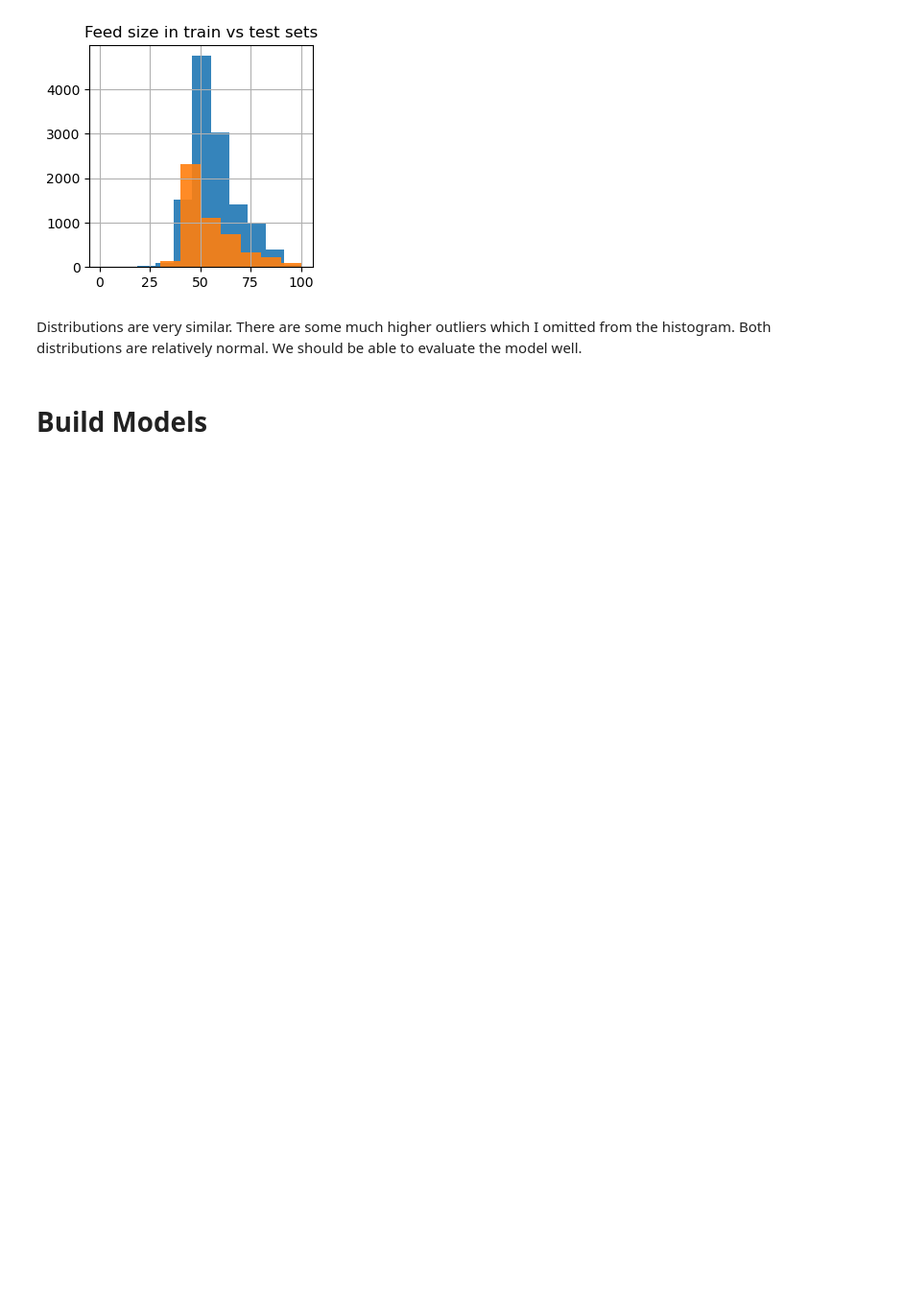
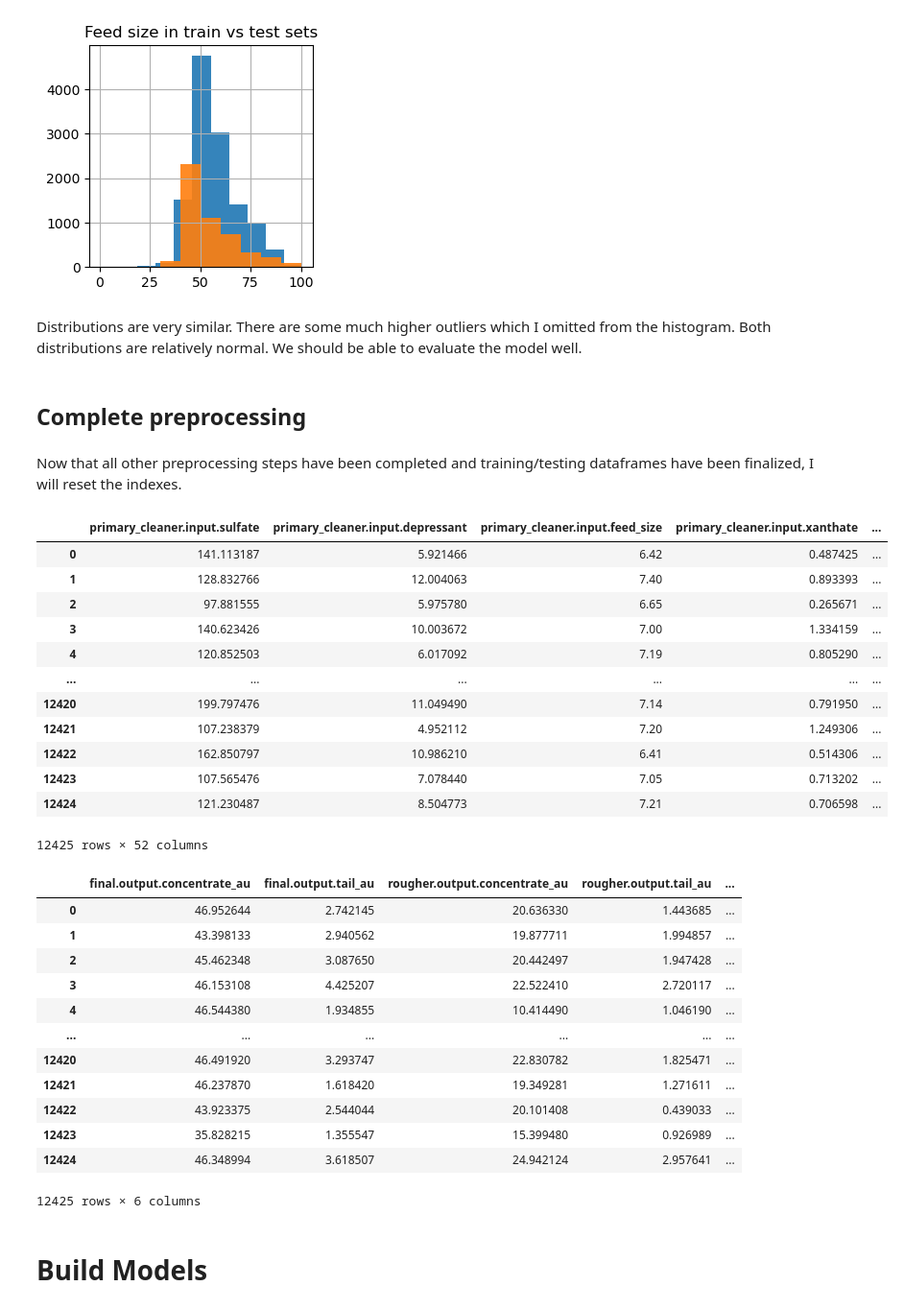
Before and after one commit to jnorfolk/Zyfra-Gold-Recovery, a Jupyter notebook: Zyfra-Notebook.ipynb, the cells around one changed output. Shown: that part at 96% size. Cells and saved outputs as stored; diff of their text form; code cells hidden in the pictures; blank space fills up the shorter version.

Commit message:
predict targets

```diff
--- a/Zyfra-Notebook.ipynb
+++ b/Zyfra-Notebook.ipynb
@@ -128,7 +128,7 @@ I will trim the training dataset down to the features and targets that I need, t
 
 According to the company - observations in the datasets come in order of time, and adjacent observations tend to be similar. Even though I intend to train models later via cross-validation, I think it would be a good idea to shuffle the data once the rest of preprocessing is done. The linear regression shouldn't be affected, but the random forest model may be.
 # %%
-targets = ['final.output.concentrate_au', 'final.output.tail_au', 'rougher.output.concentrate_au', 'rougher.output.tail_au', 'final.output.recovery', 'rougher.output.recovery']
+targets = ['final.output.concentrate_au', 'final.output.tail_au', 'rougher.output.concentrate_au', 'rougher.output.tail_au', 'rougher.output.recovery', 'final.output.recovery']
 # %%
 drop_columns.drop(targets, axis=1, inplace=True)
 trim_train = train.drop(drop_columns.columns, axis=1)
@@ -382,6 +382,46 @@ features_test[mask][features_test[mask] <= features_test[mask].quantile(0.99)].h
 [figure]
 # %% [markdown]
 Distributions are very similar. There are some much higher outliers which I omitted from the histogram. Both distributions are relatively normal. We should be able to evaluate the model well.
+# %% [markdown]
+## Complete preprocessing
+# %% [markdown]
+Now that all other preprocessing steps have been completed and training/testing dataframes have been finalized, I will reset the indexes.
+# %%
+features_train = features_train.reset_index(drop=True)
+display(features_train)
+
+target_train = target_train.reset_index(drop=True)
+display(target_train)
+
+features_test = features_test.reset_index(drop=True)
+target_test = target_test.reset_index(drop=True)
+# %% [output]
+|  | primary_cleaner.input.sulfate | primary_cleaner.input.depressant | primary_cleaner.input.feed_size | primary_cleaner.input.xanthate | ... |
+| 0 | 141.113187 | 5.921466 | 6.42 | 0.487425 | ... |
+| 1 | 128.832766 | 12.004063 | 7.40 | 0.893393 | ... |
+| 2 | 97.881555 | 5.975780 | 6.65 | 0.265671 | ... |
+| 3 | 140.623426 | 10.003672 | 7.00 | 1.334159 | ... |
+| 4 | 120.852503 | 6.017092 | 7.19 | 0.805290 | ... |
+| ... | ... | ... | ... | ... | ... |
+| 12420 | 199.797476 | 11.049490 | 7.14 | 0.791950 | ... |
+| 12421 | 107.238379 | 4.952112 | 7.20 | 1.249306 | ... |
+| 12422 | 162.850797 | 10.986210 | 6.41 | 0.514306 | ... |
+| 12423 | 107.565476 | 7.078440 | 7.05 | 0.713202 | ... |
+| 12424 | 121.230487 | 8.504773 | 7.21 | 0.706598 | ... |
+12425 rows × 52 columns
+|  | final.output.concentrate_au | final.output.tail_au | rougher.output.concentrate_au | rougher.output.tail_au | ... |
+| 0 | 46.952644 | 2.742145 | 20.636330 | 1.443685 | ... |
+| 1 | 43.398133 | 2.940562 | 19.877711 | 1.994857 | ... |
+| 2 | 45.462348 | 3.087650 | 20.442497 | 1.947428 | ... |
+| 3 | 46.153108 | 4.425207 | 22.522410 | 2.720117 | ... |
+| 4 | 46.544380 | 1.934855 | 10.414490 | 1.046190 | ... |
+| ... | ... | ... | ... | ... | ... |
+| 12420 | 46.491920 | 3.293747 | 22.830782 | 1.825471 | ... |
+| 12421 | 46.237870 | 1.618420 | 19.349281 | 1.271611 | ... |
+| 12422 | 43.923375 | 2.544044 | 20.101408 | 0.439033 | ... |
+| 12423 | 35.828215 | 1.355547 | 15.399480 | 0.926989 | ... |
+| 12424 | 46.348994 | 3.618507 | 24.942124 | 2.957641 | ... |
+12425 rows × 6 columns
 # %% [markdown]
 # Build Models
 # %% [markdown]
```
Also changed, not shown: parts of 17 cells of this notebook.
